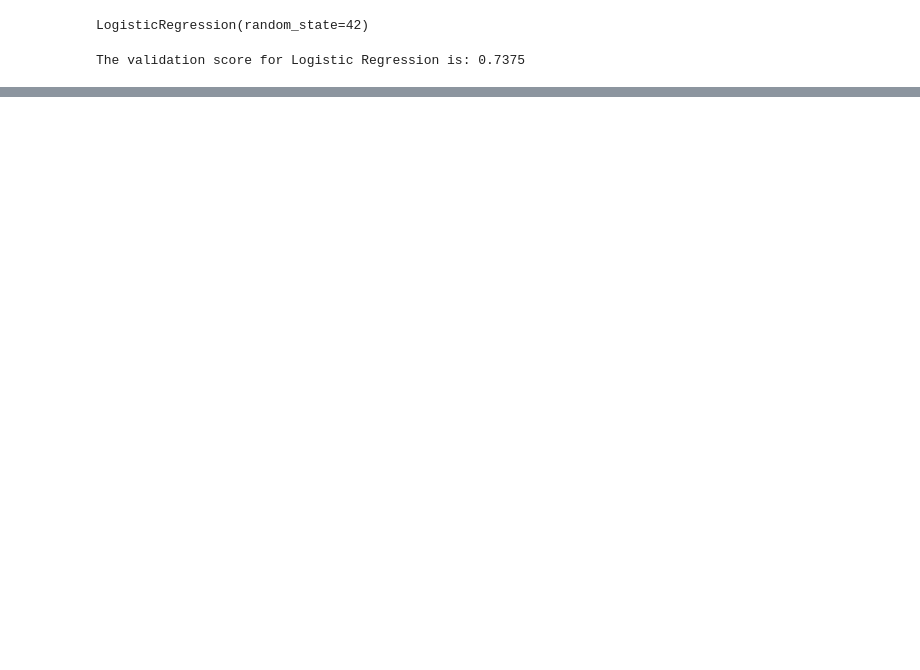
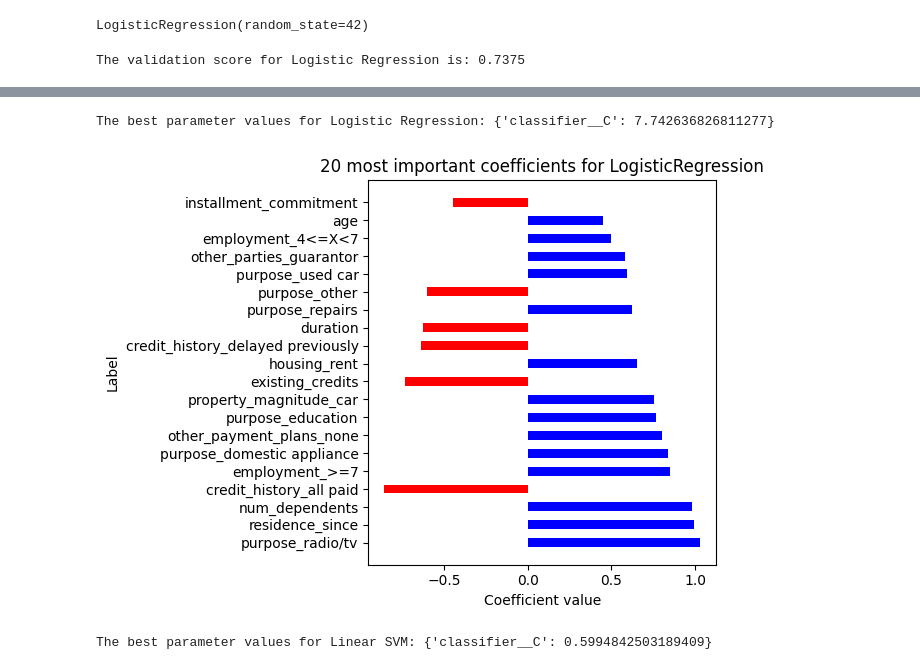
Before and after one commit to ycsilvia/Coursework, a Jupyter notebook: AppliedMachineLearning/HW2/HW2.ipynb, the cells around one changed output, grey strips where cells are left out. Cells and saved outputs as stored; diff of their text form; code cells hidden in the pictures; blank space fills up the shorter version.

```diff
--- a/AppliedMachineLearning/HW2/HW2.ipynb
+++ b/AppliedMachineLearning/HW2/HW2.ipynb
@@ -259,27 +295,42 @@ print("The best parameter values for Logistic Regression: " + str(grid.best_para
+# %%
+preprocess = make_column_transformer((OneHotEncoder(handle_unknown="ignore"), categorical_columns_index),(StandardScaler(), continuous_columns_index))
+
+pipe1 = Pipeline([('preprocess', preprocess),
+                 ('classifier', LogisticRegression(random_state=42))])
+
+param_grid = [{'classifier__C': np.logspace(-3, 2, 10)}]
+grid = GridSearchCV(pipe1, param_grid)
+grid.fit(X_train_val, y_train_val)
+best_score = grid.score(X_test, y_test)
+
+print("The best parameter values for Logistic Regression: " + str(grid.best_params_))
+# %% [output]
+The best parameter values for Logistic Regression: {'classifier__C': 7.742636826811277}
 # %%
 pipe = Pipeline([('scaler', preprocess),('classifier', LogisticRegression(C=grid.best_params_["classifier__C"]))])
 pipe.fit(X_train_val,y_train_val)
 
 coefficients=pipe.get_params()['classifier'].coef_
-cat_names= list(preprocess.named_transformers_['onehotencoder'].get_feature_names())
+cat_names= list(preprocess.named_transformers_['onehotencoder'].get_feature_names_out())
 features = continuous_columns.copy()
 features.extend(cat_names)
-
 
 coefficient_list = list(coefficients[0])
 
 # combined_list = [(i,j) for i,j in zip(coefficient_list,features)]
 # sorted_combination =sorted(combined_list, key = lambda x: abs(x[0]),reverse=True)
 # top_20 = sorted_combination[:20]
 
 fig, axes = plt.subplots()
 for coef in sorted(coefficient_list,key = lambda x: abs(x),reverse=True)[:20]:
     plt.barh(features[coefficient_list.index(coef)], coef, height=.5, color=plt.cm.bwr_r(np.sign(coef)))
 
 plt.xlabel("Coefficient value")
 plt.ylabel("Label")
 plt.title("20 most important coefficients for LogisticRegression")
 plt.tight_layout()
+# %% [output]
+[figure, added]
 # %%
 preprocess = make_column_transformer((OneHotEncoder(handle_unknown="ignore"), categorical_columns_index),(StandardScaler(), continuous_columns_index))
 
@@ -293,6 +344,8 @@ grid.fit(X_train_val, y_train_val)
 best_score = grid.score(X_test, y_test)
 
 print("The best parameter values for Linear SVM: " + str(grid.best_params_))
+# %% [output]
+The best parameter values for Linear SVM: {'classifier__C': 0.5994842503189409}
 # %%
 pipe = Pipeline([('scaler', preprocess),('classifier', LinearSVC(C=grid.best_params_["classifier__C"]))])
 pipe.fit(X_train_val,y_train_val)
```
Also changed, not shown: parts of 20 cells of this notebook.
